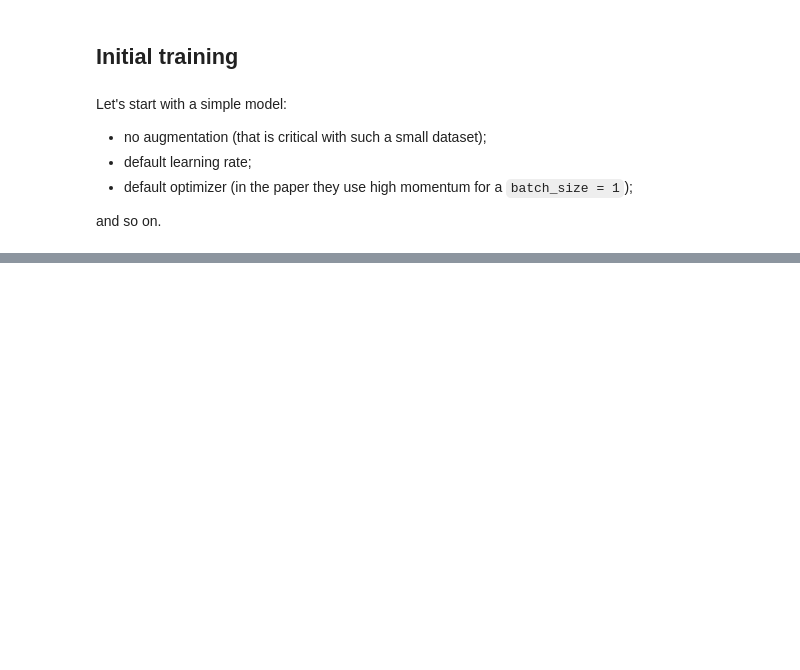
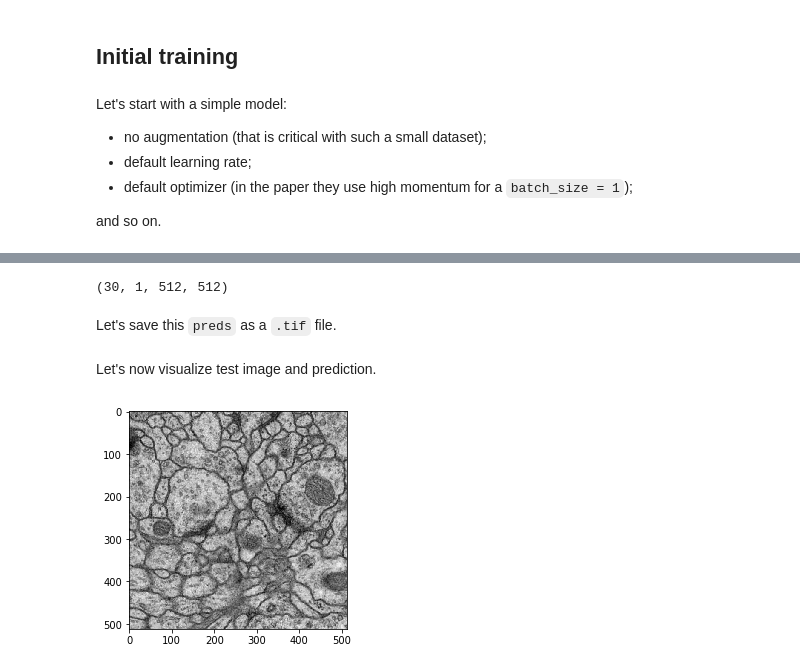
Before and after one commit to ilyarudyak/cs230_project, a Jupyter notebook: nuclear_segmentation/training.ipynb, the cells around one changed output, grey strips where cells are left out. Cells and saved outputs as stored; diff of their text form; code cells hidden in the pictures; blank space fills up the shorter version.

Commit message:
prepared for initial training

```diff
--- a/nuclear_segmentation/training.ipynb
+++ b/nuclear_segmentation/training.ipynb
@@ -63,0 +84,6 @@ Checkpoint Directory exists!
+# %%
+preds.shape
+# %% [output]
+(30, 1, 512, 512)
+# %% [markdown]
+Let's save this `preds` as a `.tif` file.
@@ -63,0 +92,8 @@ Checkpoint Directory exists!
+# %% [markdown]
+Let's now visualize test image and prediction.
+# %%
+data_dir = Path.home() / 'data/isbi2012/'
+images = TiffFile(data_dir / 'train-volume.tif').asarray()
+plt.imshow(images[0], cmap='gray');
+# %% [output]
+[figure, added]
```
Also changed, not shown: parts of 18 cells of this notebook, 6 other files.
